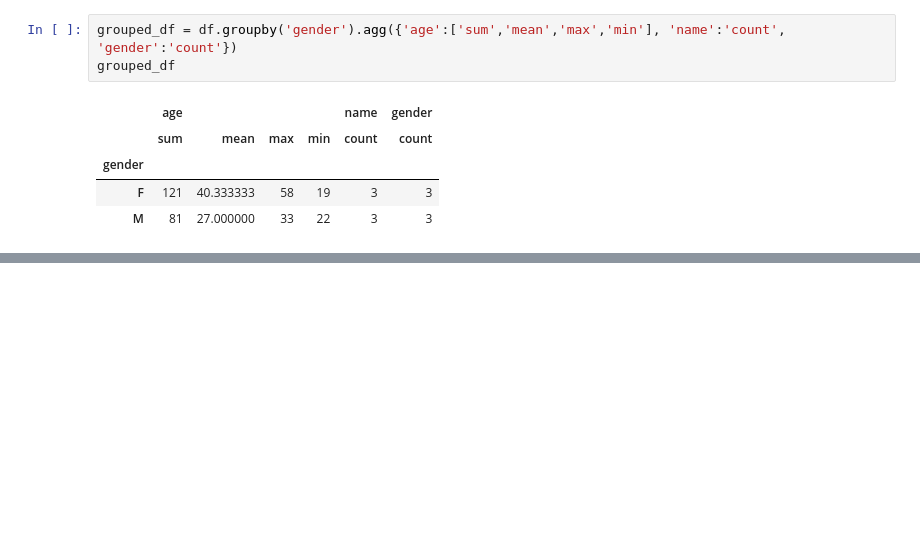
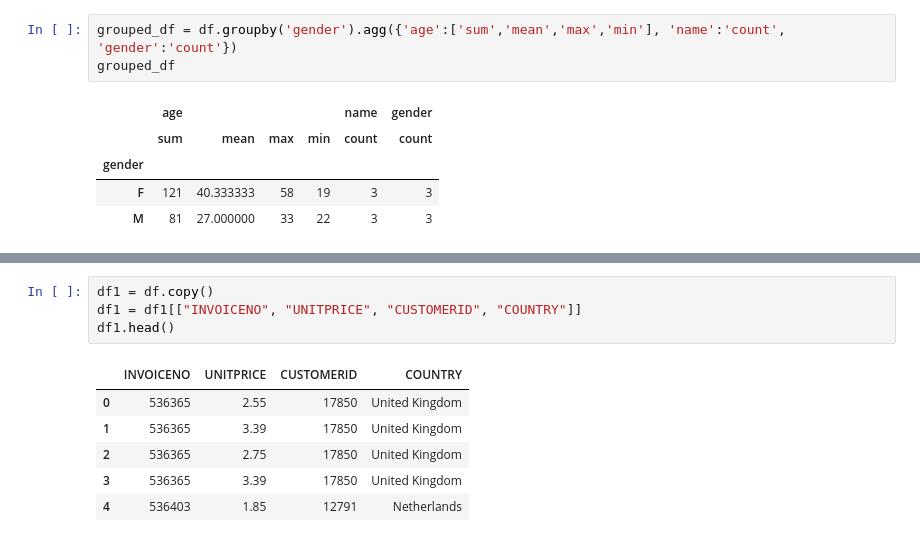
Before and after one commit to toarnabtrainer/AEC_ML_With_Python_August_2024, a Jupyter notebook: Pandas.ipynb, the cells around one changed output, grey strips where cells are left out. Drawn from its saved outputs; the diff is of its cells as text; blank space fills up the shorter version.

```diff
--- a/Pandas.ipynb
+++ b/Pandas.ipynb
@@ -1396,0 +1445,11 @@ grouped_df
+# %%
+df1 = df.copy()
+df1 = df1[["INVOICENO", "UNITPRICE", "CUSTOMERID", "COUNTRY"]]
+df1.head()
+# %% [output]
+|  | INVOICENO | UNITPRICE | CUSTOMERID | COUNTRY |
+| 0 | 536365 | 2.55 | 17850 | United Kingdom |
+| 1 | 536365 | 3.39 | 17850 | United Kingdom |
+| 2 | 536365 | 2.75 | 17850 | United Kingdom |
+| 3 | 536365 | 3.39 | 17850 | United Kingdom |
+| 4 | 536403 | 1.85 | 12791 | Netherlands |
```
Also changed, not shown: parts of 17 cells of this notebook.
